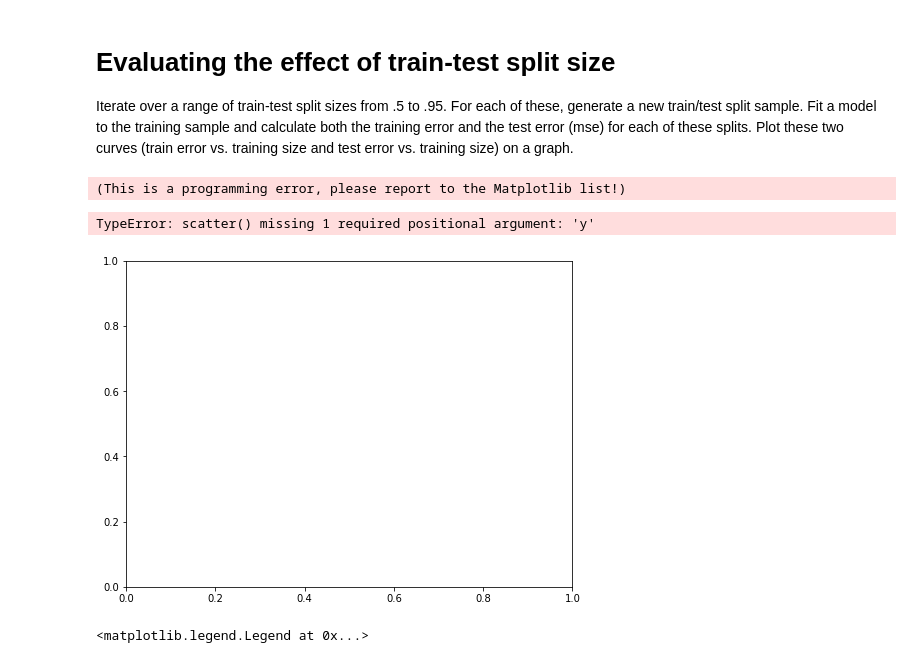
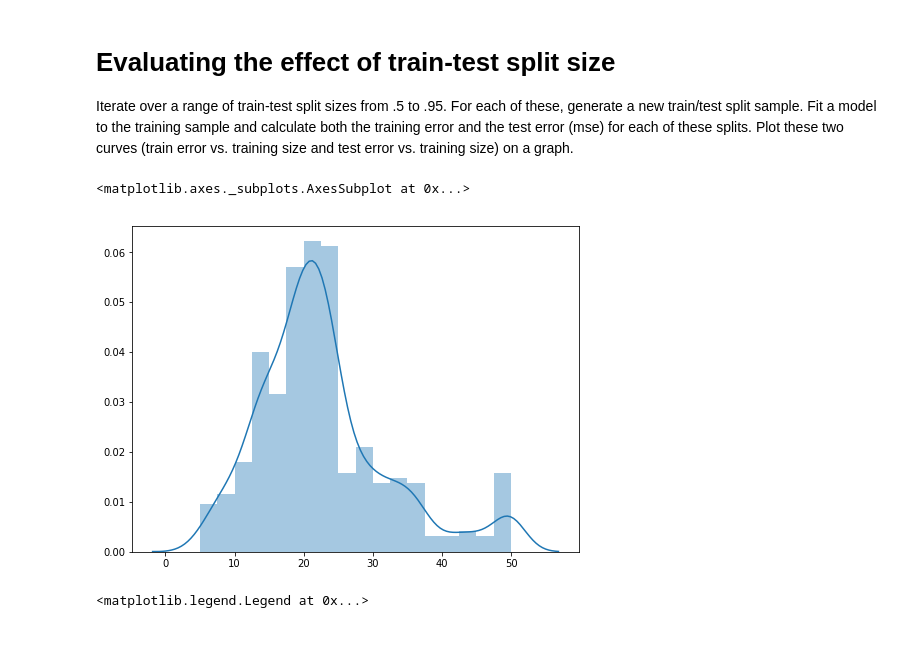
Before and after one commit to jnawjux/dsc-1-11-15-regression-model-validation-lab-seattle-ds-career-040119, a Jupyter notebook: index.ipynb, the cells around one changed output. Cells and saved outputs as stored; diff of their text form; code cells hidden in the pictures.

```diff
--- a/index.ipynb
+++ b/index.ipynb
@@ -89,16 +89,16 @@ One simple way to demonstrate overfitting and underfitting is to alter the size
 Iterate over a range of train-test split sizes from .5 to .95. For each of these, generate a new train/test split sample. Fit a model to the training sample and calculate both the training error and the test error (mse) for each of these splits. Plot these two curves (train error vs. training size and test error vs. training size) on a graph.
 # %%
 import matplotlib.pyplot as plt
-import se
+import seaborn as sns
 %matplotlib inline
 
 fig, ax = plt.subplots(figsize=(8,6))
 
 sns.distplot(y_train)
+sns.dist
 # %% [output]
-(This is a programming error, please report to the Matplotlib list!)
+<matplotlib.axes._subplots.AxesSubplot at 0x...>
-TypeError: scatter() missing 1 required positional argument: 'y'
-[figure, old version]
+[figure, new version]
 # %%
 # %% [output]
 <matplotlib.legend.Legend at 0x...>
```
